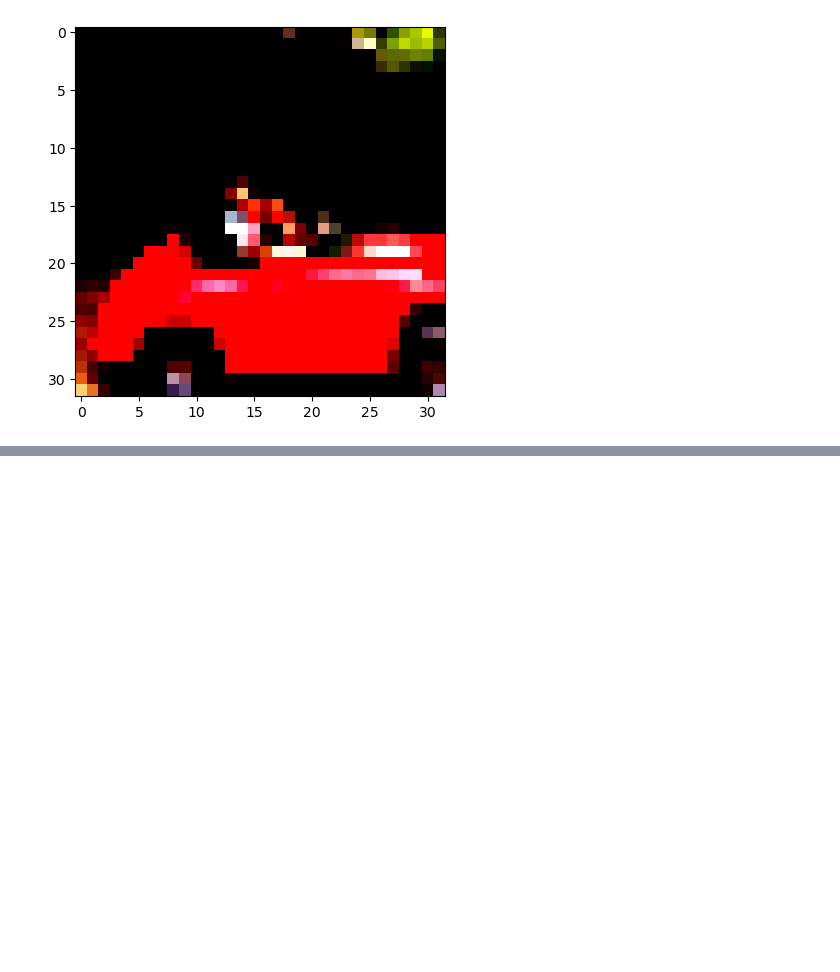
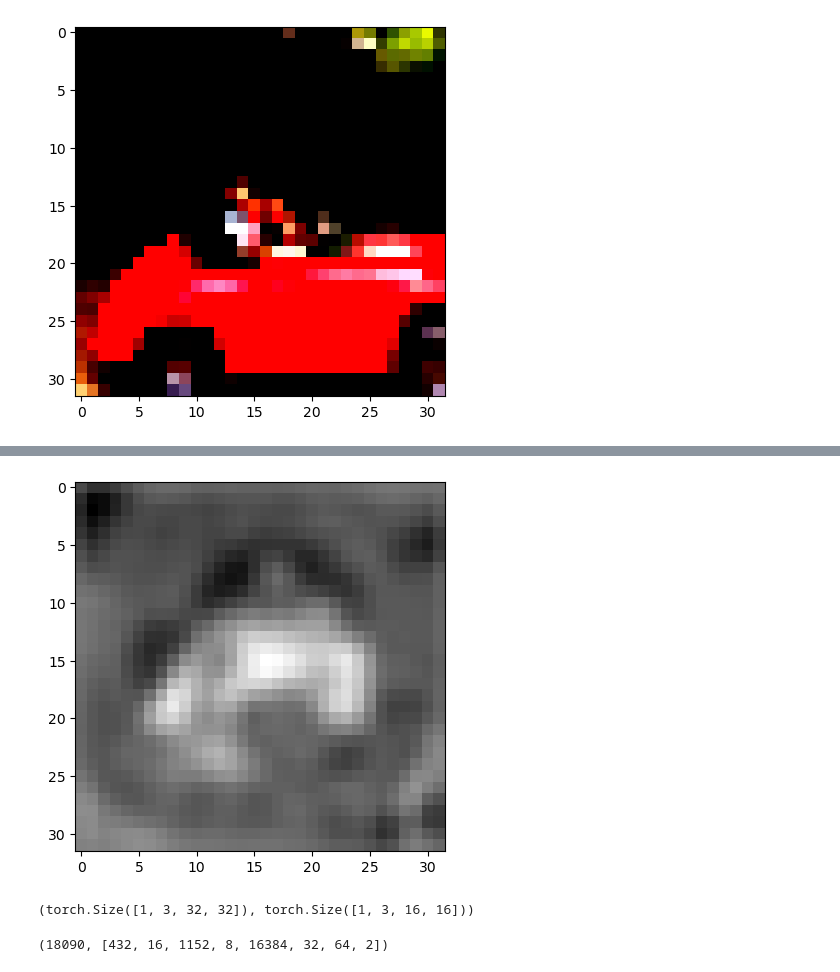
Before and after one commit to NShravanReddy/PyTorch, a Jupyter notebook: pytorchbook.ipynb, the cells around one changed output, grey strips where cells are left out. Saved outputs shown, nothing was run; the diff lists cells and outputs as text; code cells hidden in the pictures; blank space fills up the shorter version.

```diff
--- a/pytorchbook.ipynb
+++ b/pytorchbook.ipynb
@@ -462,0 +497,12 @@ Clipping input data to the valid range for imshow with RGB data ([0..1] for floa
+# %%
+output=conv(img1.unsqueeze(0))
+plt.imshow(output[0,0].detach(),cmap='grey')
+plt.show()
+# %% [output]
+[figure, added]
+# %%
+pool=nn.MaxPool2d(2)
+output=pool(img1.unsqueeze(0))
+img1.unsqueeze(0).shape,output.shape
+# %% [output]
+(torch.Size([1, 3, 32, 32]), torch.Size([1, 3, 16, 16]))
@@ -462,0 +520,5 @@ Clipping input data to the valid range for imshow with RGB data ([0..1] for floa
+# %%
+n_l=[p.numel() for p in model.parameters()]
+sum(n_l), n_l
+# %% [output]
+(18090, [432, 16, 1152, 8, 16384, 32, 64, 2])
```
Also changed, not shown: parts of 21 cells of this notebook, 5 other files.
